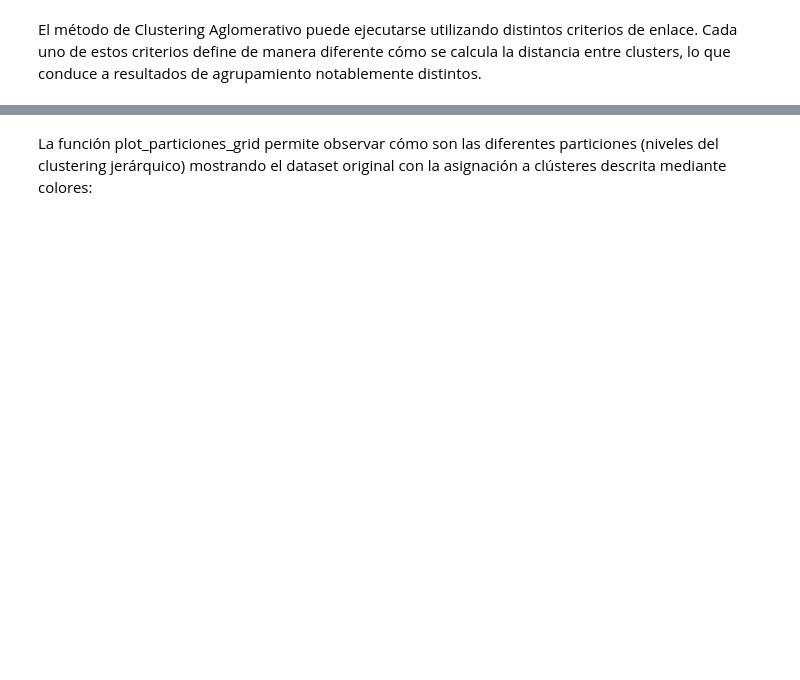
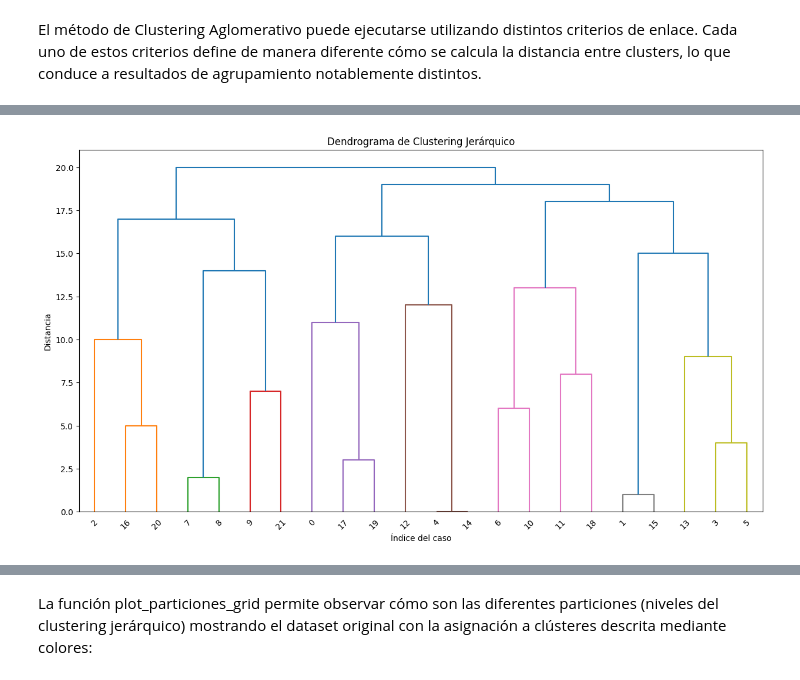
Before and after one commit to SandraNavarrete-docente/aprendizaje-automatico-252601, a Jupyter notebook: 04-MODELOS-NO-SUPERVISADOS/4_5_1_Métodos_de_clustering_jerarquico.ipynb, the cells around one changed output, grey strips where cells are left out. Cells and saved outputs as stored; diff of their text form; code cells hidden in the pictures; blank space fills up the shorter version.

```diff
--- a/04-MODELOS-NO-SUPERVISADOS/4_5_1_Métodos_de_clustering_jerarquico.ipynb
+++ b/04-MODELOS-NO-SUPERVISADOS/4_5_1_Métodos_de_clustering_jerarquico.ipynb
@@ -210,7 +216,7 @@ def CompleteLinkage(mD, clust_actuales, particion):
             indices_C1_C2 = np.ix_(exC1, exC2)
             # Usando la matriz distancias `mD`, calculamos la distancia MAXIMA
             # entre un cluster y el otro, usando sus indices
-            mDC[n1,n2] =  ## P2. Tu código aquí ##
+            mDC[n1,n2] = np.max(mD[indices_C1_C2])
     np.fill_diagonal(mDC, np.max(mDC)*2)
     return mDC
 # %%
@@ -244,7 +250,7 @@ def clustering_aglomerativo(mD, criterio):
         # Obtenemos las "etiquetas" del agrupamiento actual (desde 0 hasta K)
         clust_actuales = np.unique(mParticiones[:,n])
         # Y calculamos la matriz distancia
-        mDC = # P4 Complete su codigo aqui
+        mDC =criterio(mD, clust_actuales, mParticiones[:,n])
 
         # Con la información de la matriz distancias somos capaces de ver qué
         # dos clusters son más parecidos. Necesitamos quedarnos no con el valor,
@@ -259,7 +265,7 @@ def clustering_aglomerativo(mD, criterio):
         # Encontramos qué elementos pertenecen al cluster `j`
         elementos_pertenecientes_a_cluster_j = mParticiones[:, n] == clust_actuales[cluster_j]
         # Y les asignamos la etiqueta del cluster `i`
-        mParticiones[elementos_pertenecientes_a_cluster_j, n] = # P5 Complete su codigo aqui
+        mParticiones[elementos_pertenecientes_a_cluster_j, n] = etiqueta_cluster_i # P5 Complete su codigo aqui
 
         print(f'Cluster {cluster_i} y {cluster_j} asignados a etiqueta {etiqueta_cluster_i}')
 
@@ -281,0 +302,2 @@ El método de Clustering Aglomerativo puede ejecutarse utilizando distintos crit
+# %%
+mParticiones_max = clustering_aglomerativo(mD, CompleteLinkage)
@@ -281,0 +322,4 @@ El método de Clustering Aglomerativo puede ejecutarse utilizando distintos crit
+# %%
+plot_dendrograma_de_mparticiones(mD, mParticiones_max)
+# %% [output]
+[figure, added]
```
Also changed, not shown: parts of 20 cells of this notebook.
